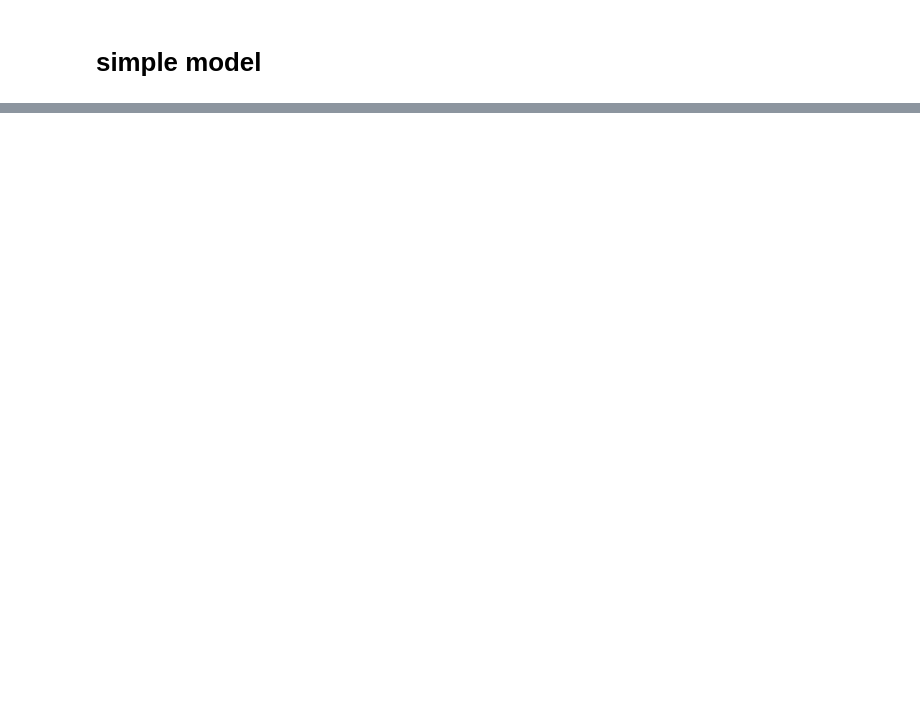
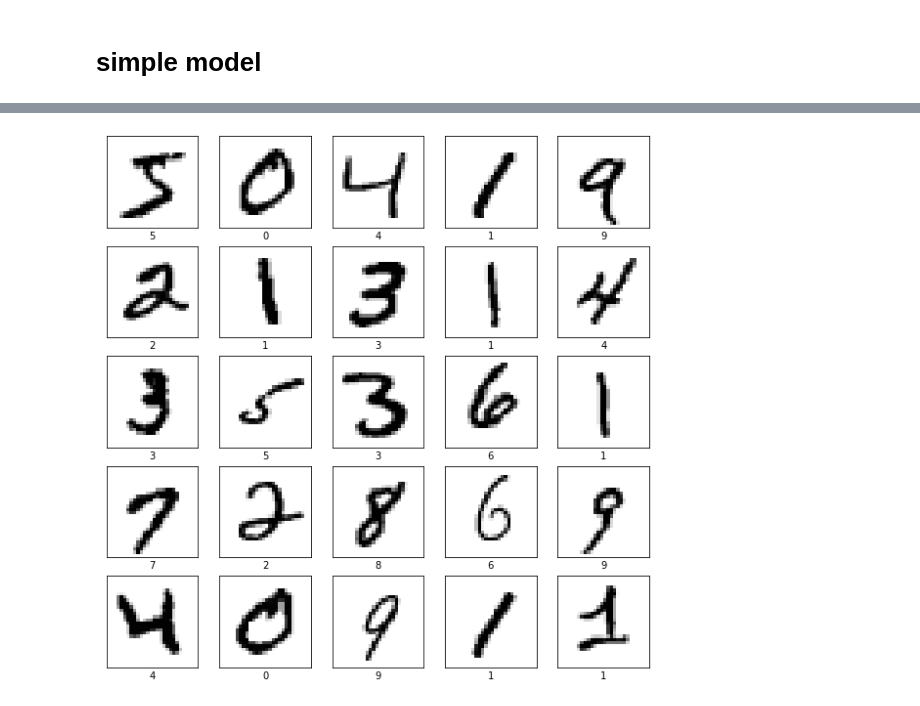
Before and after one commit to yu-s1127/hw_model, a Jupyter notebook: simple_model/simple_model.ipynb, the cells around one changed output, grey strips where cells are left out. Cells and saved outputs as stored; diff of their text form; code cells hidden in the pictures; blank space fills up the shorter version.

```diff
--- a/simple_model/simple_model.ipynb
+++ b/simple_model/simple_model.ipynb
@@ -11,0 +132,12 @@ ModuleNotFoundError: No module named 'tensorflow'
+# %%
+plt.figure(figsize=(10, 10))
+for i in range(25):
+    plt.subplot(5, 5, i+1)
+    plt.xticks([])
+    plt.yticks([])
+    plt.imshow(train_images_norm[i], cmap=plt.cm.binary)
+    plt.xlabel(class_name[train_labels[i]])
+
+plt.show()
+# %% [output]
+[figure, added]
```
Also changed, not shown: parts of 24 cells of this notebook, 2 other files.
